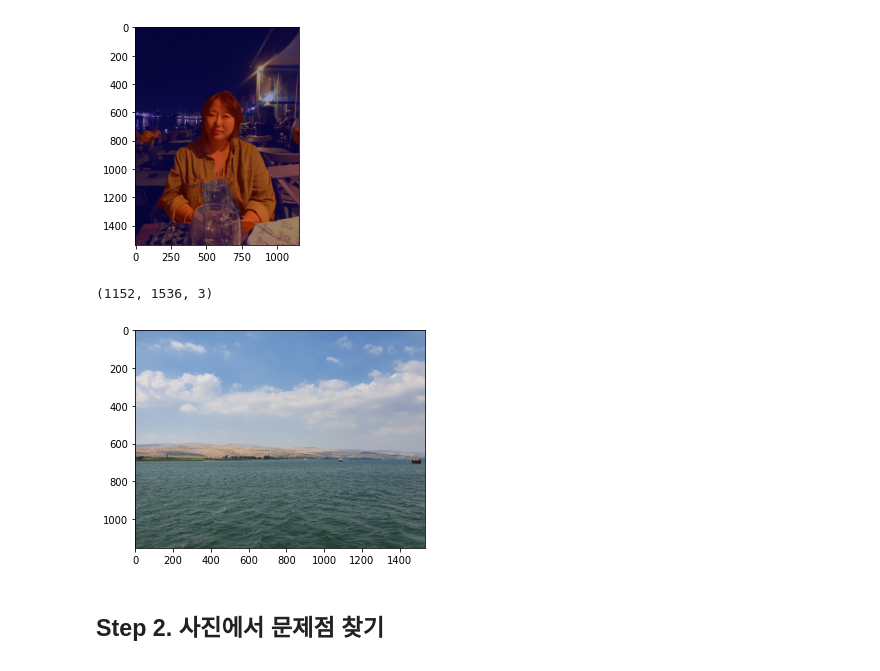
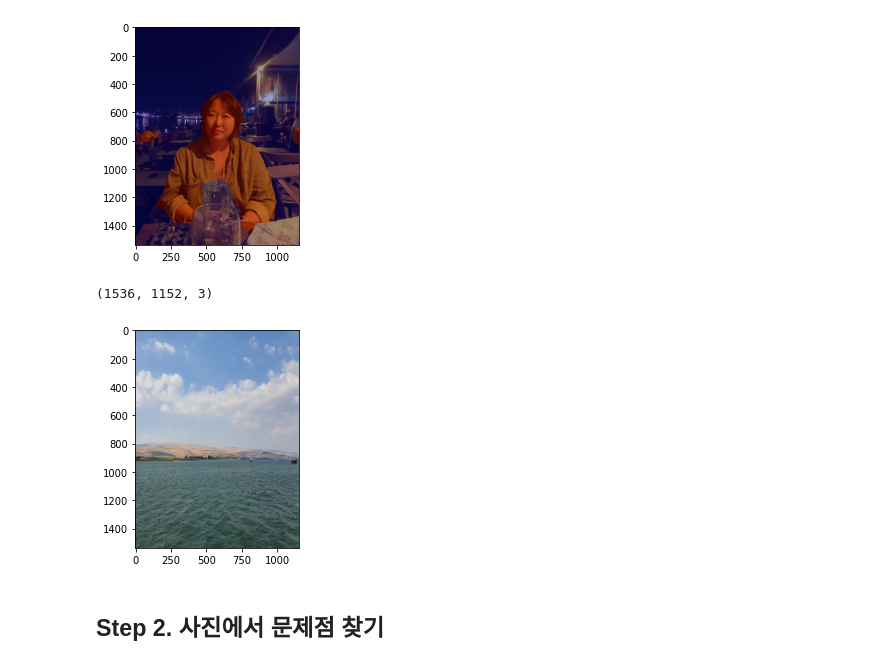
Before and after one commit to ek0111/first-repository, a Jupyter notebook: 20240605/04_프로젝트_인물 모드 문제점 찾기.ipynb, the cells around one changed output. Saved outputs shown, nothing was run; the diff lists cells and outputs as text; code cells hidden in the pictures.

```diff
--- a/20240605/04_프로젝트_인물 모드 문제점 찾기.ipynb
+++ b/20240605/04_프로젝트_인물 모드 문제점 찾기.ipynb
@@ -430,20 +430,20 @@ plt.show()
 # %%
 
 
 # 원본 이미지와 마스트를 적당히 합쳐봅니다
 # 0.6과 0.4는 두 이미지를 섞는 비율입니다.
 
  # 백그라운드 이미지 사이즈 변경
 ## 이미지 로드
 # (3024, 4032, 3)
-resize_img_orig3 = cv2.resize(img_orig3, ( 1152))
+resize_img_orig3 = cv2.resize(img_orig3, ( 1152, 1536))
 print(resize_img_orig3.shape)
 
 plt.imshow(cv2.cvtColor(resize_img_orig3, cv2.COLOR_BGR2RGB))
 plt.show()
 # %% [output]
-(1152, 1536, 3)
+(1536, 1152, 3)
-[figure, old version]
+[figure, new version]
 # %% [markdown]
 ## Step 2. 사진에서 문제점 찾기
 
```
Also changed, not shown: parts of 1 cell of this notebook.
